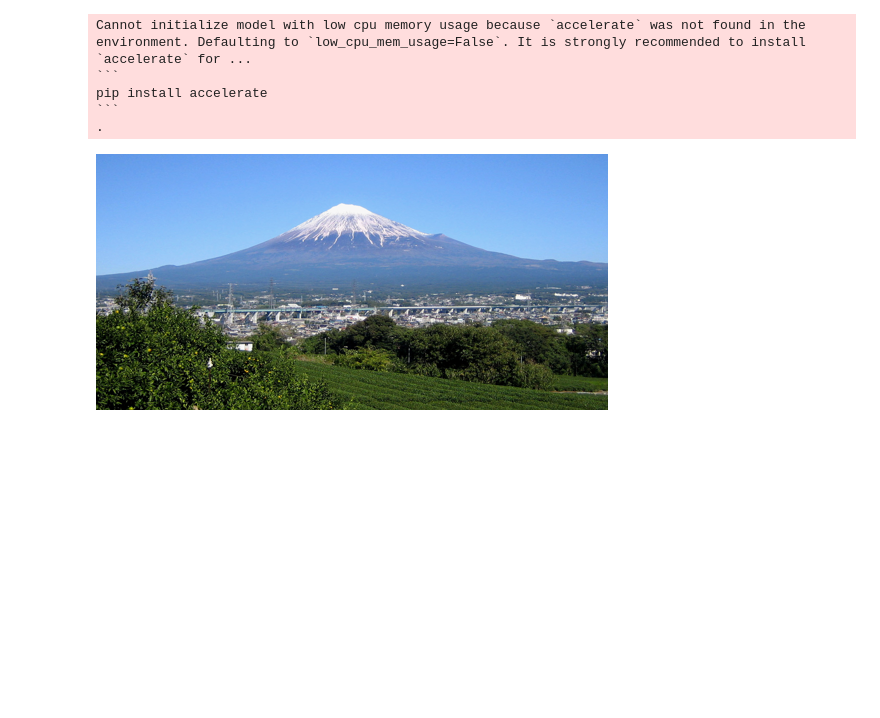
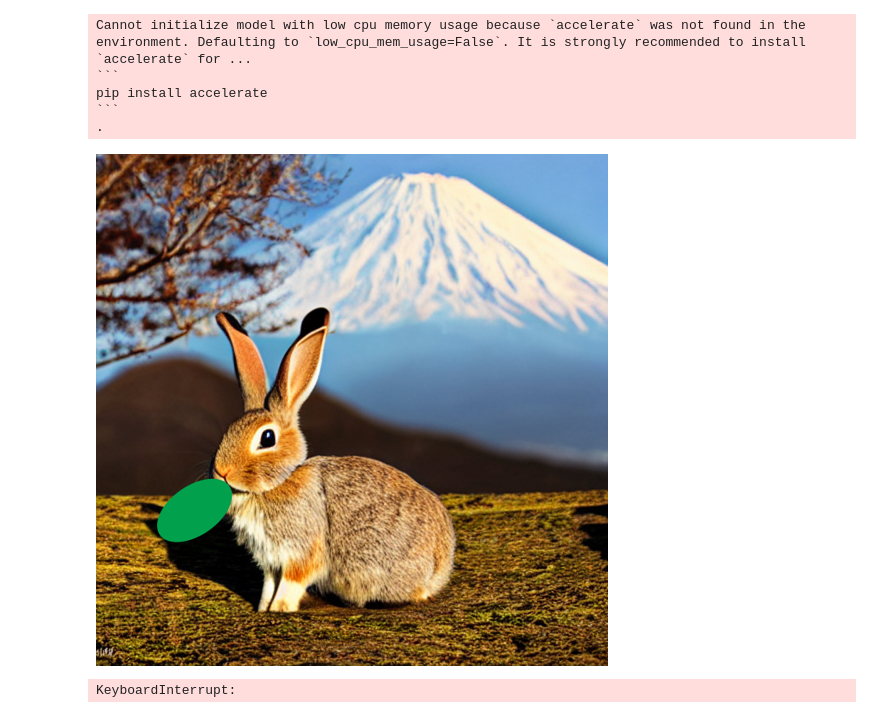
Before and after one commit to haruponponpopon/iec, a Jupyter notebook: advance/image_synthesis.ipynb, the cells around one changed output. Cells and saved outputs as stored; diff of their text form; code cells hidden in the pictures; blank space fills up the shorter version.

```diff
--- a/advance/image_synthesis.ipynb
+++ b/advance/image_synthesis.ipynb
@@ -19,20 +19,28 @@ pip install accelerate
 # %%
 from PIL import Image
 
 # 入力画像の読み込み（適宜自分のパスに書き換える）
-init_img = Image.open("MtFuji_FujiCity.jpg")
-init_img = init_img.resize((512,256))
+init_img = Image.open("rabbit.png")
+init_img = init_img.resize((512,512))
 init_img
 # %% [output]
-[figure, old version]
+[figure, new version]
 # %%
 # プロンプト
-prompt = "Mt.Fuji, the style of Gogh"
+prompt = "a photograph of a rabbit holding a leaf in its mouth with Mt.Fuji"
 
 # パイプラインの実行
-generator = torch.Generator(device).manual_seed(42) # 再現できるようにseedを設定
-with autocast(device):
-    image = pipe(prompt, init_image=init_img, guidance_scale=7.5, strength=0.75, generator=generator).images[0]
-
+# generator = torch.Generator(device).manual_seed(42) # 再現できるようにseedを設定
+# with autocast(device):
+# #     image = pipe(prompt, init_image=init_img, guidance_scale=7.5, strength=0.75, generator=generator).images[0]
+#     image = pipe(prompt, image=init_img, guidance_scale=7.5, strength=0.55, generator=generator).images[0]
+for seed in range(10):
+    for strength in range(50,80,5):
+        generator = torch.Generator(device).manual_seed(seed) # 再現できるようにseedを設定
+        with autocast(device):
+        #     image = pipe(prompt, init_image=init_img, guidance_scale=7.5, strength=0.75, generator=generator).images[0]
+            image = pipe(prompt, image=init_img, guidance_scale=7.5, strength=strength/100, generator=generator).images[0]
+            image.save("iec/{}_{}.png".format(seed,strength))
 # 変換した画像の保存
-image.save("sunflower_gogh.png")
+# %% [output]
+KeyboardInterrupt:
```
Also changed, not shown: 21 other files.
